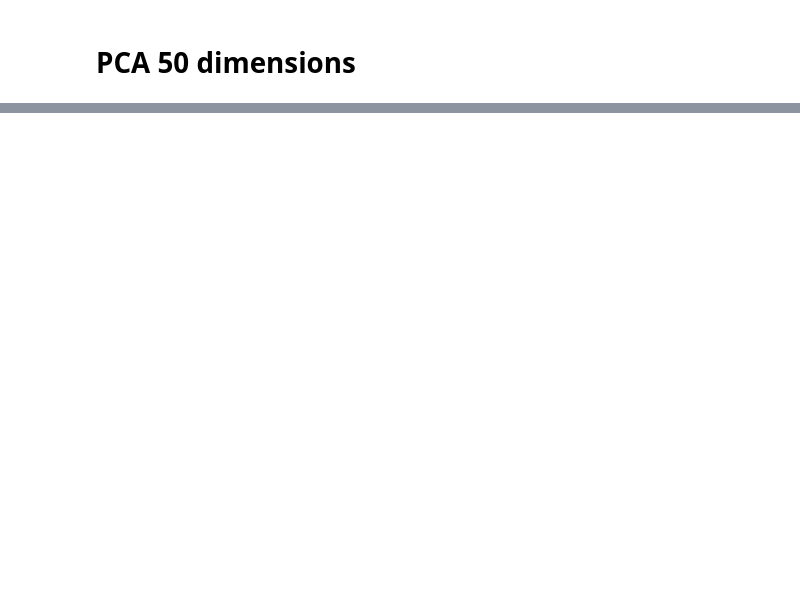
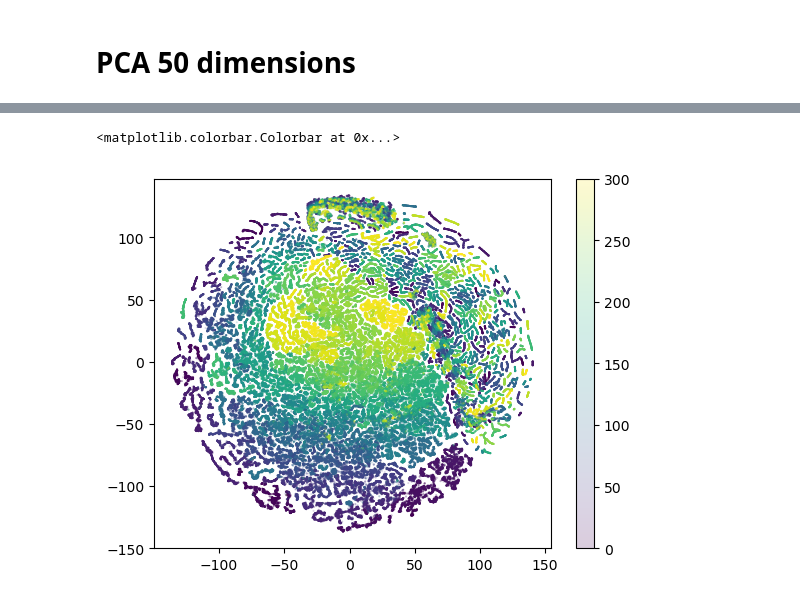
Before and after one commit to mrwun2002/MaxLab_analysis, a Jupyter notebook: tsne_test.ipynb, the cells around one changed output, grey strips where cells are left out. Cells and saved outputs as stored; diff of their text form; code cells hidden in the pictures; blank space fills up the shorter version.

Commit message:
tsne

```diff
--- a/tsne_test.ipynb
+++ b/tsne_test.ipynb
@@ -76,2 +92,13 @@ X_tsne = tsne.fit_transform(X_pca)
+# %%
+tsne = TSNE()
+X_tsne = tsne.fit_transform(X_pca)
+
+for i, perplexity in enumerate(np.arange(5, 80, 5)):
+    tsne = TSNE(perplexity = perplexity)
+    X_tsne[i] = tsne.fit_transform(X_pca)
 # %%
-plt.scatter(X_tsne[:, 0], X_tsne[:, 1])
+plt.scatter(X_tsne[:, 0], X_tsne[:, 1], s = 0.2, alpha=0.2, c = t)
+plt.colorbar()
+# %% [output]
+<matplotlib.colorbar.Colorbar at 0x...>
+[figure, added]
```
Also changed, not shown: parts of 6 cells of this notebook, 2 other files.
